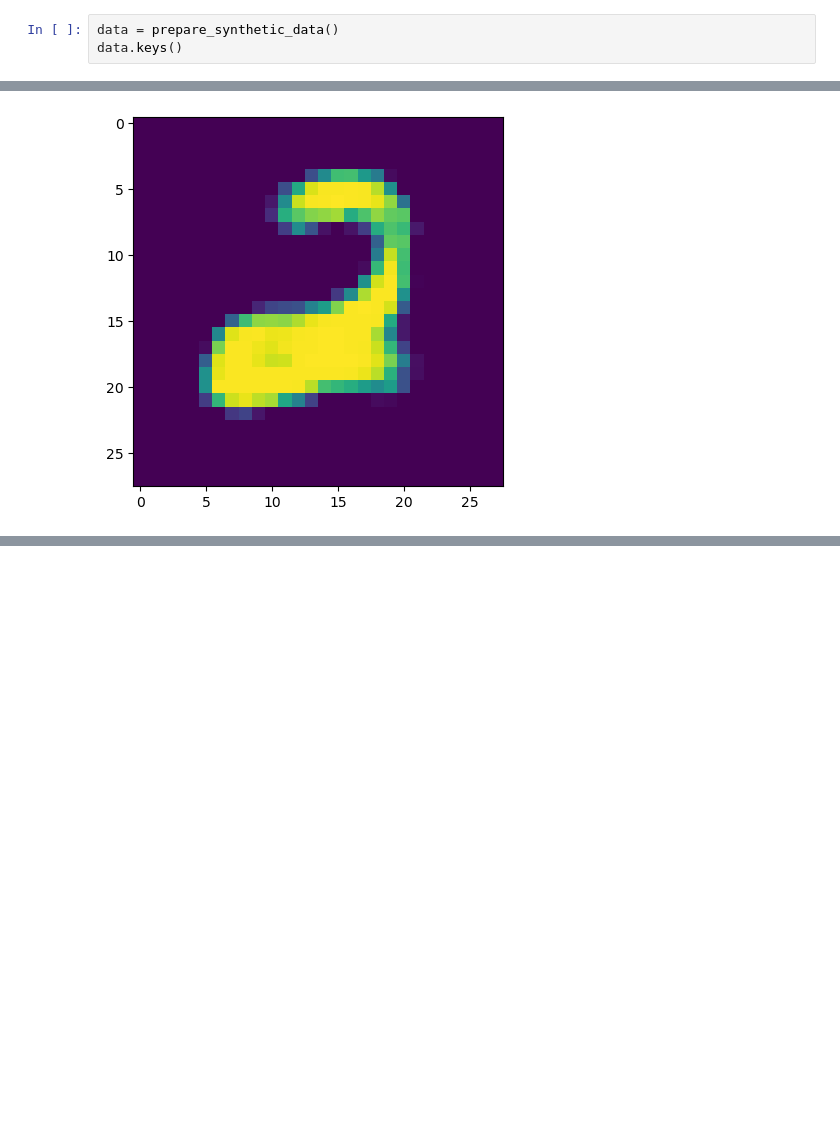
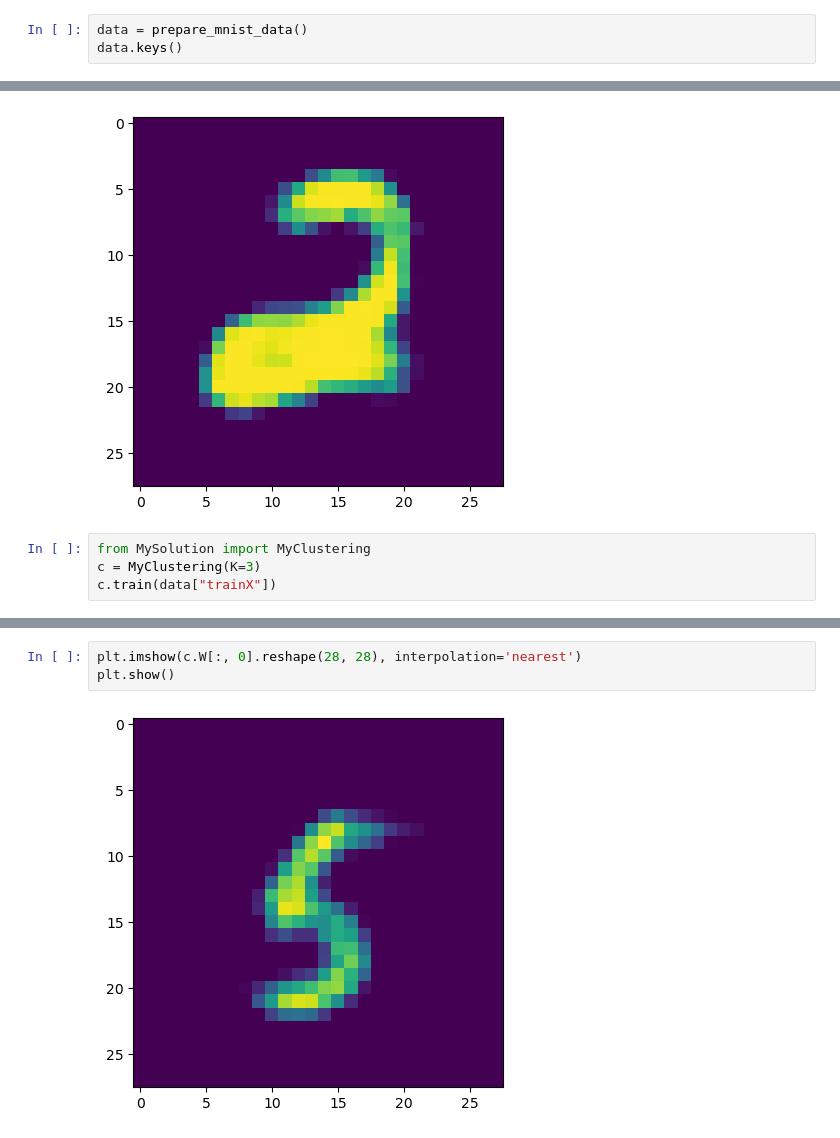
Before and after one commit to YuntianW/ECE236A, a Jupyter notebook: Task2_Demo.ipynb, the cells around one changed output, grey strips where cells are left out. Saved outputs shown, nothing was run; the diff lists cells and outputs as text; blank space fills up the shorter version.

```diff
--- a/Task2_Demo.ipynb
+++ b/Task2_Demo.ipynb
@@ -3,7 +3,7 @@ from utils import *
 %load_ext autoreload
 %autoreload 2
 # %%
-data = prepare_synthetic_data()
+data = prepare_mnist_data()
 data.keys()
 # %% [output]
 dict_keys(['trainX', 'trainY', 'testX', 'testY'])
@@ -84,3 +84,7 @@ plt.imshow(W[:, 0].reshape(28, 28), interpolation='nearest')
 plt.show()
 # %% [output]
 [figure]
+# %%
+from MySolution import MyClustering
+c = MyClustering(K=3)
+c.train(data["trainX"])
@@ -86,0 +109,5 @@ plt.show()
+# %%
+plt.imshow(c.W[:, 0].reshape(28, 28), interpolation='nearest')
+plt.show()
+# %% [output]
+[figure, added]
```
Also changed, not shown: parts of 3 cells of this notebook, 2 other files.
